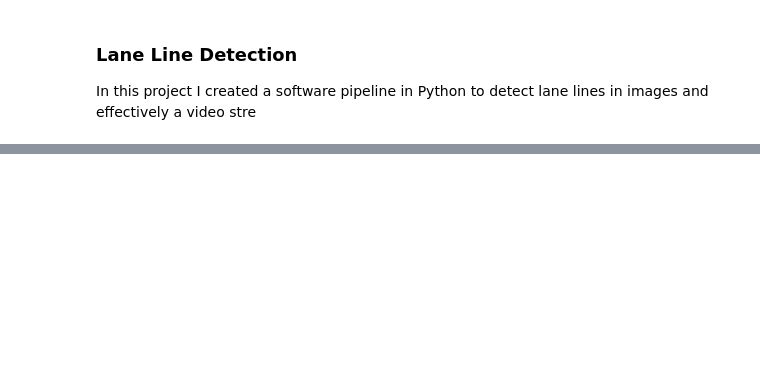
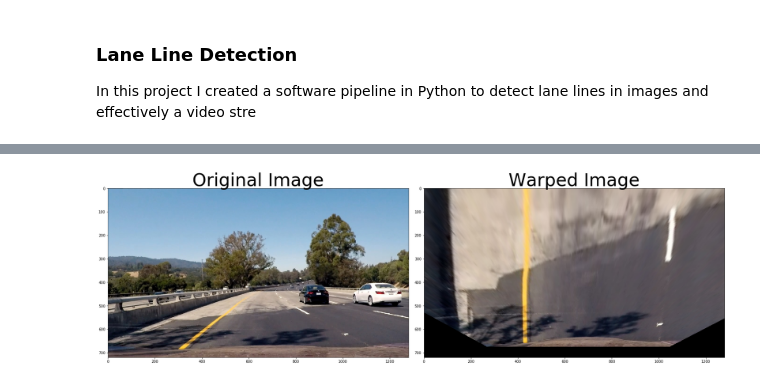
Before and after one commit to JavonDavis/Advanced-Lane-Finding, a Jupyter notebook: main.ipynb, the cells around one changed output, grey strips where cells are left out. Cells and saved outputs as stored; diff of their text form; code cells hidden in the pictures; blank space fills up the shorter version.

```diff
--- a/main.ipynb
+++ b/main.ipynb
@@ -84,0 +90,33 @@ plt.imshow(test_perspective_img)
+# %%
+def warp(img):
+    img_size = (img.shape[1], img.shape[0])
+
+    # Four source coordinates
+    src = np.float32(
+        [[800, 520],
+         [1145, 690],
+         [260, 690],
+         [500, 520]])
+
+    dst = np.float32(
+        [[1000, 200],
+         [1000, 650],
+         [400, 650],
+         [400, 200]])
+
+    M = cv2.getPerspectiveTransform(src, dst) # mapping as perspective matrix
+
+    warped = cv2.warpPerspective(img, M, img_size, flags=cv2.INTER_LINEAR)
+    return warped
+
+warped_img = warp(undistorted)
+# %%
+f, (ax1, ax2) = plt.subplots(1, 2, figsize=(24, 9))
+f.tight_layout()
+ax1.imshow(test_img)
+ax1.set_title('Original Image', fontsize=50)
+ax2.imshow(warped_img)
+ax2.set_title('Warped Image', fontsize=50)
+plt.subplots_adjust(left=0., right=1, top=0.9, bottom=0.)
+# %% [output]
+[figure, added]
```
Also changed, not shown: parts of 5 cells of this notebook.
